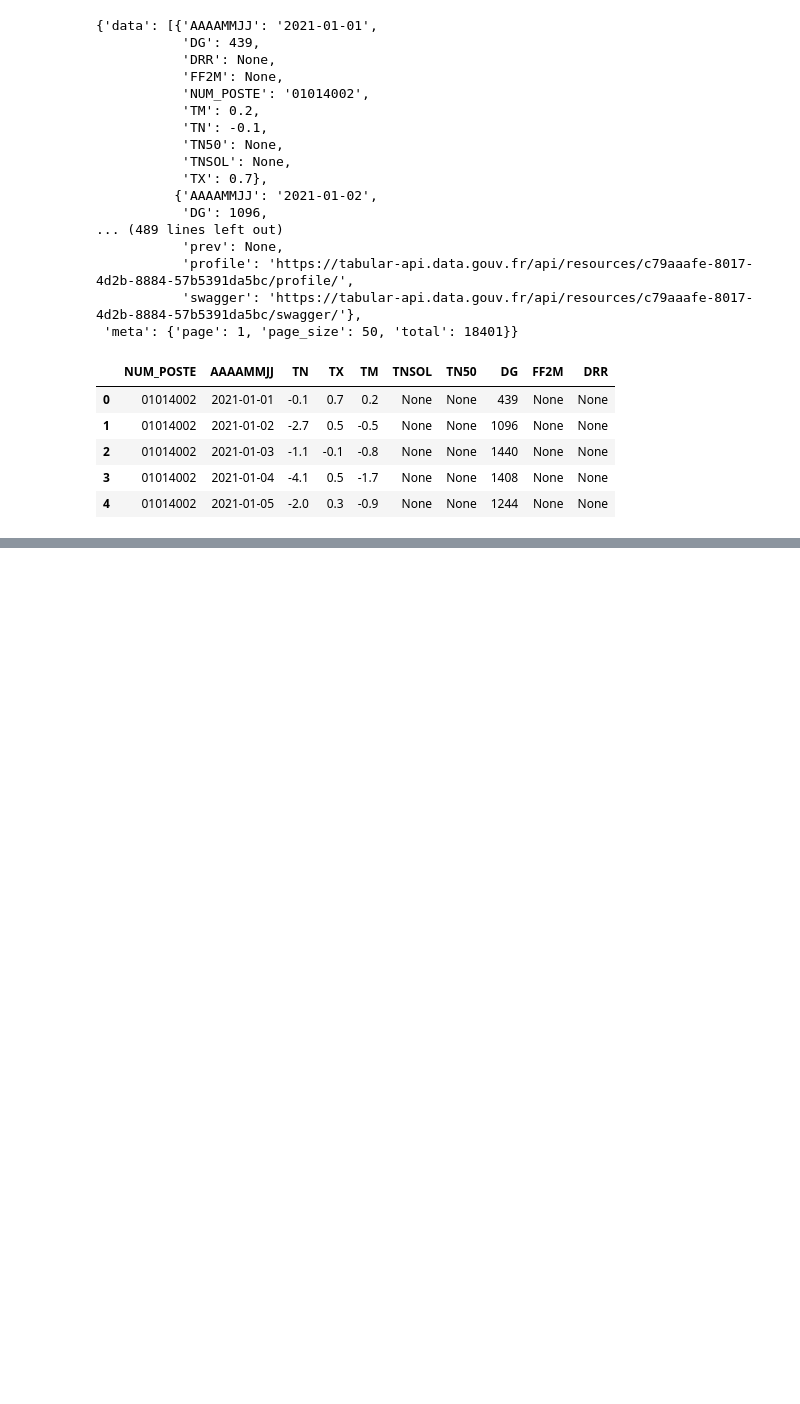
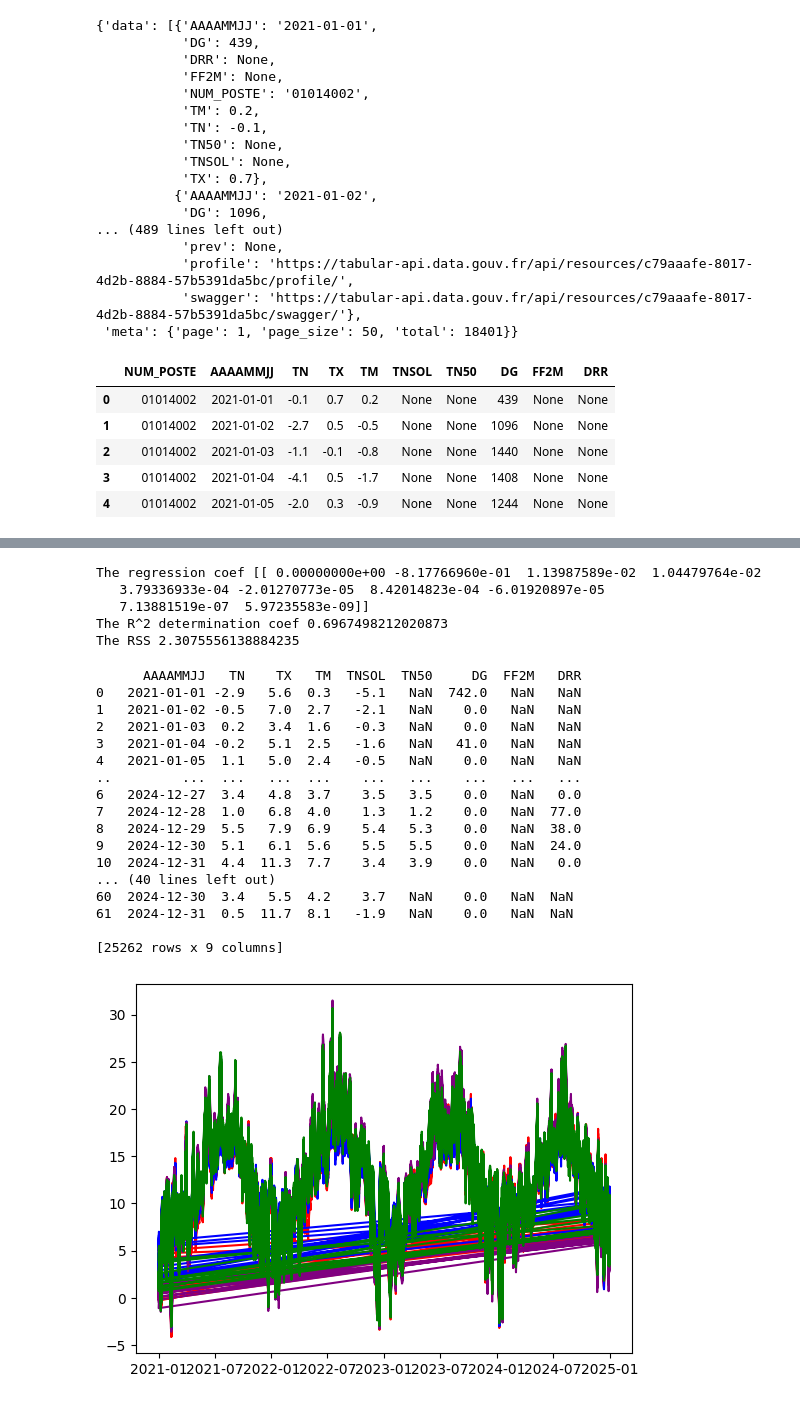
Before and after one commit to Eyfelix/Forecasting-French-Regional-Electricity-Consumption-Weather, a Jupyter notebook: createDataSet.ipynb, the cells around one changed output, grey strips where cells are left out. Cells and saved outputs as stored; diff of their text form; code cells hidden in the pictures; blank space fills up the shorter version.

```diff
--- a/createDataSet.ipynb
+++ b/createDataSet.ipynb
@@ -331,0 +497,44 @@ files opened
+# %%
+#* Premier essai ML
+from sklearn.linear_model import LinearRegression
+from sklearn.preprocessing import PolynomialFeatures
+from sklearn.model_selection import train_test_split
+from sklearn.metrics import mean_squared_error
+
+#* Ensure that we have the same data for each day :
+combineData = energyData.merge(regionAverage,"inner",left_on="Date",right_on="Date")
+
+d= 3
+poly = PolynomialFeatures(d)
+
+linReg = LinearRegression()
+
+# features = combineData.drop(["Date","Consommation"],axis=1).to_numpy()
+features = combineData[["TN","DRR"]].to_numpy()
+y = combineData[["Consommation"]].to_numpy()
+
+X = poly.fit_transform(features)
+Xtrain,Xtest, yTrain, yTest = train_test_split(X,y,test_size=0.2)
+
+# XtrainPoly = poly.fit_transform(Xtrain)
+# XtestPoly = poly.fit_transform(Xtest)
+
+linReg.fit(Xtrain,yTrain)
+linReg.score(Xtest,yTest)
+
+
+
+print(f'The regression coef {linReg.coef_}')
+print(f'The R^2 determination coef {linReg.score(Xtest,yTest)}')
+print(f'The RSS {mean_squared_error(yTest,linReg.predict(Xtest))}')
+
+# linReg.score(XtrainPoly,yTrain)
+# X.shape, y.shape
+# regionAverage.tail(), energyData.tail()
+# combineData
+# %% [output]
+The regression coef [[ 0.00000000e+00 -8.17766960e-01  1.13987589e-02  1.04479764e-02
+   3.79336933e-04 -2.01270773e-05  8.42014823e-04 -6.01920897e-05
+   7.13881519e-07  5.97235583e-09]]
+The R^2 determination coef 0.6967498212020873
+The RSS 2.3075556138884235
@@ -331,0 +550,26 @@ files opened
+# %%
+departementsData = [pd.read_csv(getFileName("cleaned","meteo",dep),index_col=0) for dep in regions_departements[regionTested]]
+colors = ["red","blue","purple","green","orange","black","cyan","gray"]
+for d,departementDF in enumerate(departementsData):
+    print(departementDF)
+    plt.plot(pd.to_datetime(departementDF['AAAAMMJJ']),departementDF["TM"],color=colors[d])
+plt.show()
+# %% [output]
+      AAAAMMJJ   TN    TX   TM  TNSOL  TN50     DG  FF2M   DRR
+0   2021-01-01 -2.9   5.6  0.3   -5.1   NaN  742.0   NaN   NaN
+1   2021-01-02 -0.5   7.0  2.7   -2.1   NaN    0.0   NaN   NaN
+2   2021-01-03  0.2   3.4  1.6   -0.3   NaN    0.0   NaN   NaN
+3   2021-01-04 -0.2   5.1  2.5   -1.6   NaN   41.0   NaN   NaN
+4   2021-01-05  1.1   5.0  2.4   -0.5   NaN    0.0   NaN   NaN
+..         ...  ...   ...  ...    ...   ...    ...   ...   ...
+6   2024-12-27  3.4   4.8  3.7    3.5   3.5    0.0   NaN   0.0
+7   2024-12-28  1.0   6.8  4.0    1.3   1.2    0.0   NaN  77.0
+8   2024-12-29  5.5   7.9  6.9    5.4   5.3    0.0   NaN  38.0
+9   2024-12-30  5.1   6.1  5.6    5.5   5.5    0.0   NaN  24.0
+10  2024-12-31  4.4  11.3  7.7    3.4   3.9    0.0   NaN   0.0
+... (40 lines left out)
+60  2024-12-30  3.4   5.5  4.2    3.7   NaN    0.0   NaN  NaN
+61  2024-12-31  0.5  11.7  8.1   -1.9   NaN    0.0   NaN  NaN
+
+[25262 rows x 9 columns]
+[figure, added]
```
Also changed, not shown: parts of 12 cells of this notebook, 2 other files.
